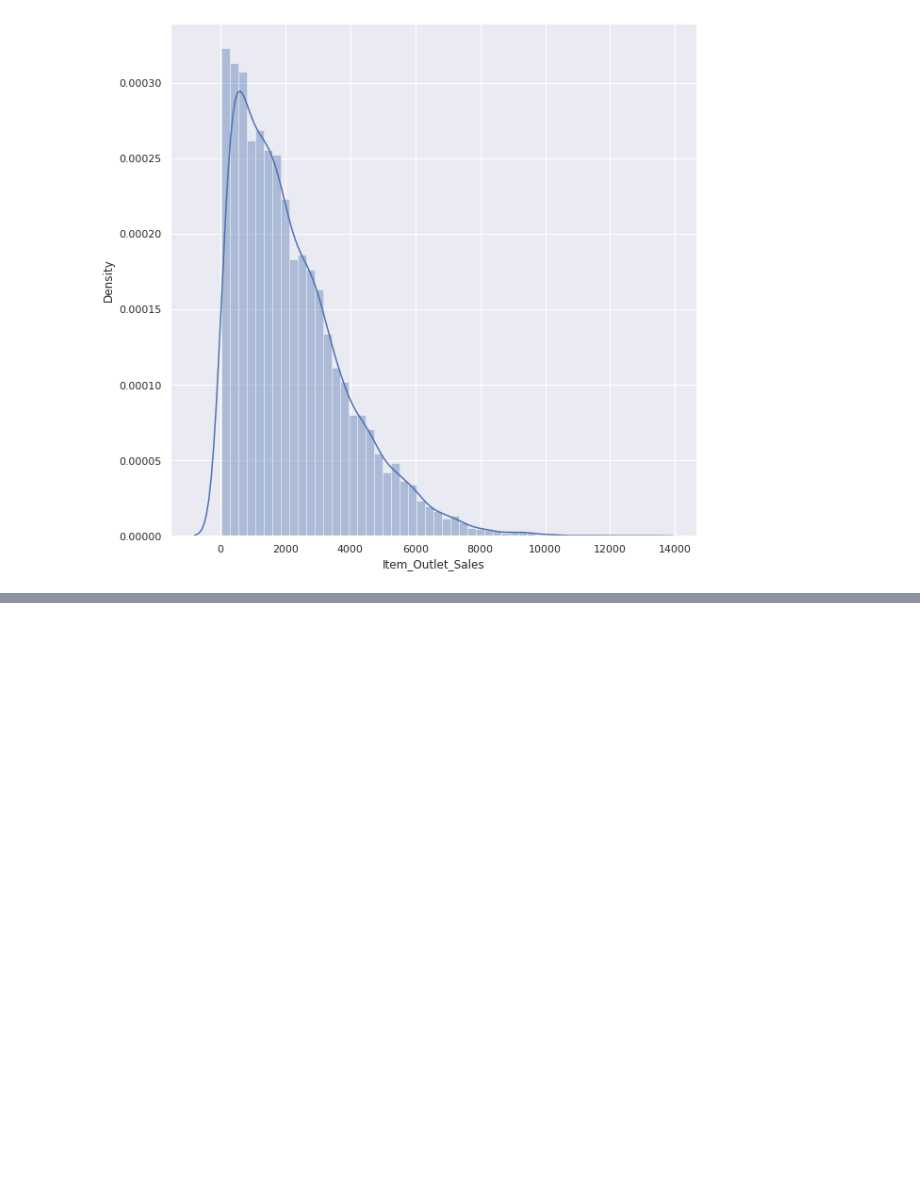
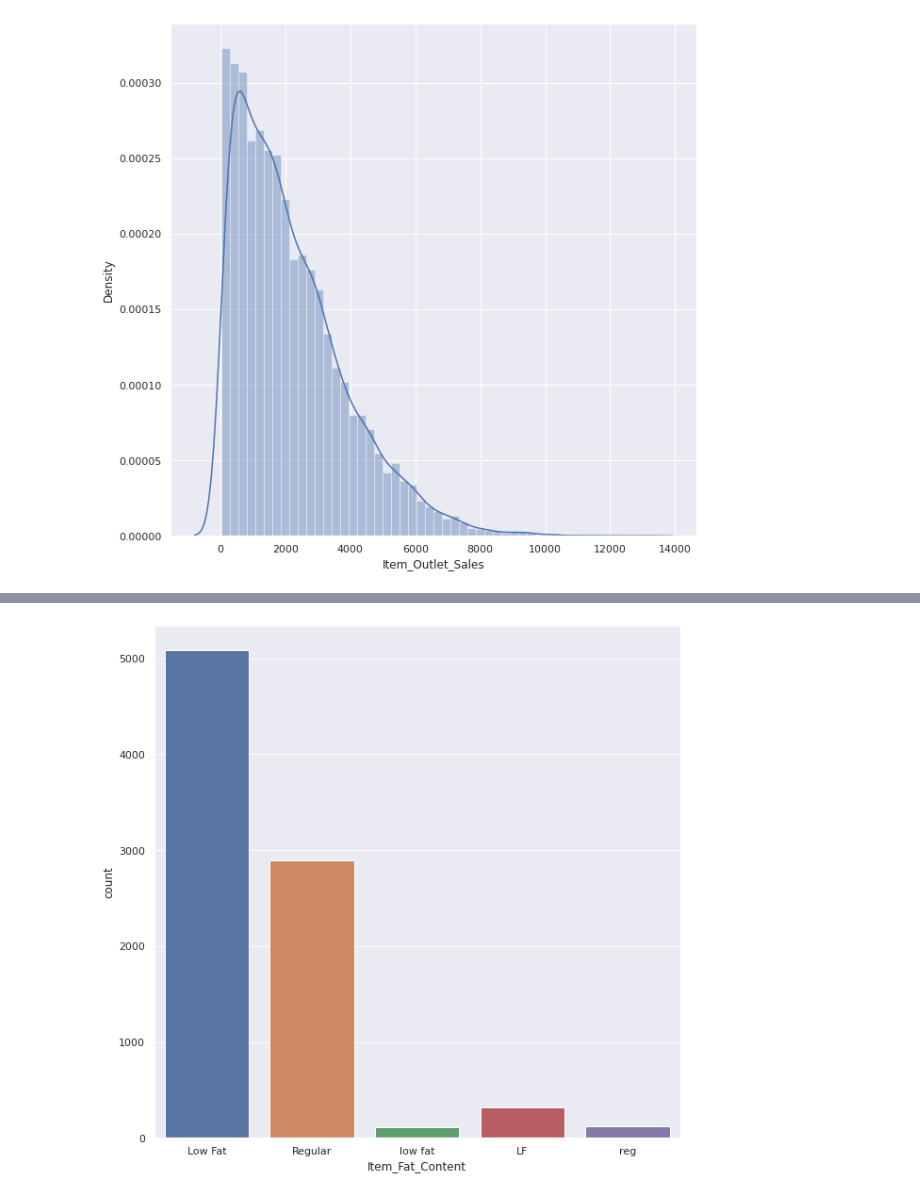
Before and after one commit to Joykareko/Data-Science-Projects, a Jupyter notebook: Sales_Prediction_ML_Project_18.ipynb, the cells around one changed output, grey strips where cells are left out. Cells and saved outputs as stored; diff of their text form; code cells hidden in the pictures; blank space fills up the shorter version.

```diff
--- a/Sales_Prediction_ML_Project_18.ipynb
+++ b/Sales_Prediction_ML_Project_18.ipynb
@@ -190,0 +207,7 @@ plt.show()
+# %%
+#Item_Fat_Content distribution
+plt.figure(figsize=(10,10))
+sns.countplot(sales_data['Item_Fat_Content'])
+plt.show()
+# %% [output]
+[figure, added]
```
Also changed, not shown: parts of 12 cells of this notebook.
